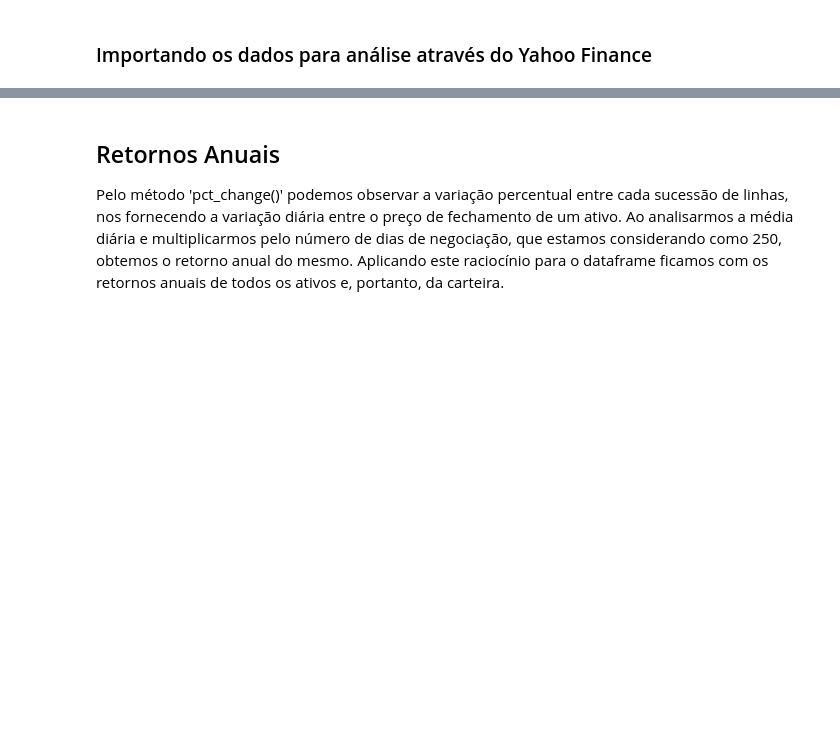
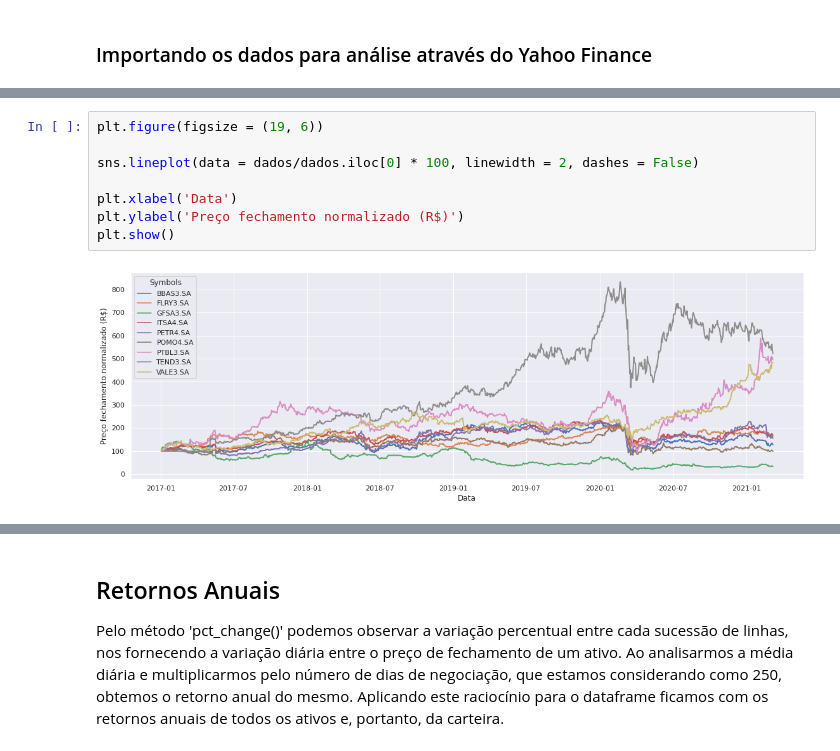
Before and after one commit to savimf/main_portfolio, a Jupyter notebook: Carteira_Otimizacao.ipynb, the cells around one changed output, grey strips where cells are left out. Cells and saved outputs as stored; diff of their text form; blank space fills up the shorter version.

Commit message:
Alterações iniciais.
1. Observação adicionada no final do texto introdutório;
2. Subitem da análise gráfica no roadmap adicionado;
3. Seção 'Preço de Fechamento em Função do Tempo' adicionada.

```diff
--- a/Carteira_Otimizacao.ipynb
+++ b/Carteira_Otimizacao.ipynb
@@ -63,0 +70,10 @@ dados.describe()
+# %%
+plt.figure(figsize = (19, 6))
+
+sns.lineplot(data = dados/dados.iloc[0] * 100, linewidth = 2, dashes = False)
+
+plt.xlabel('Data')
+plt.ylabel('Preço fechamento normalizado (R$)')
+plt.show()
+# %% [output]
+[figure, added]
```
Also changed, not shown: parts of 5 cells of this notebook.
